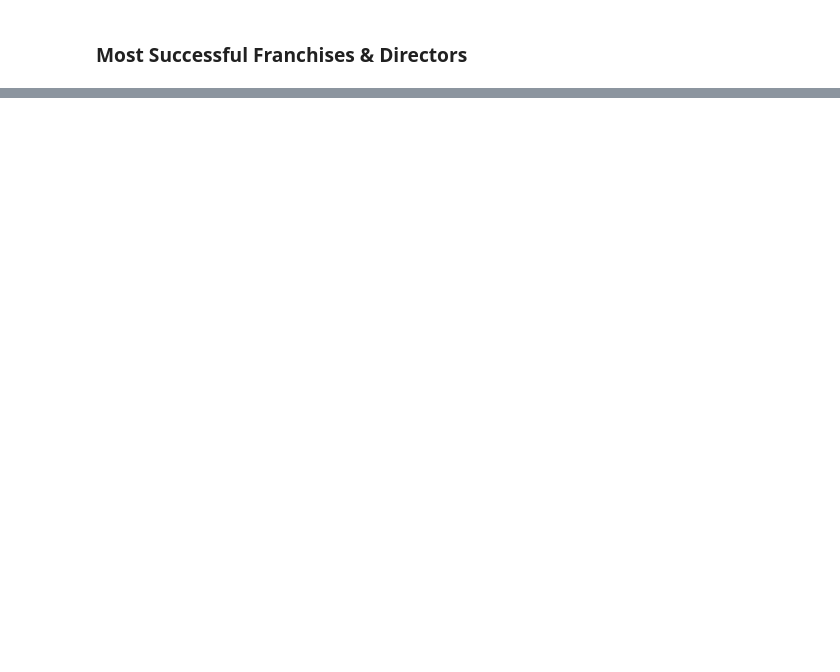
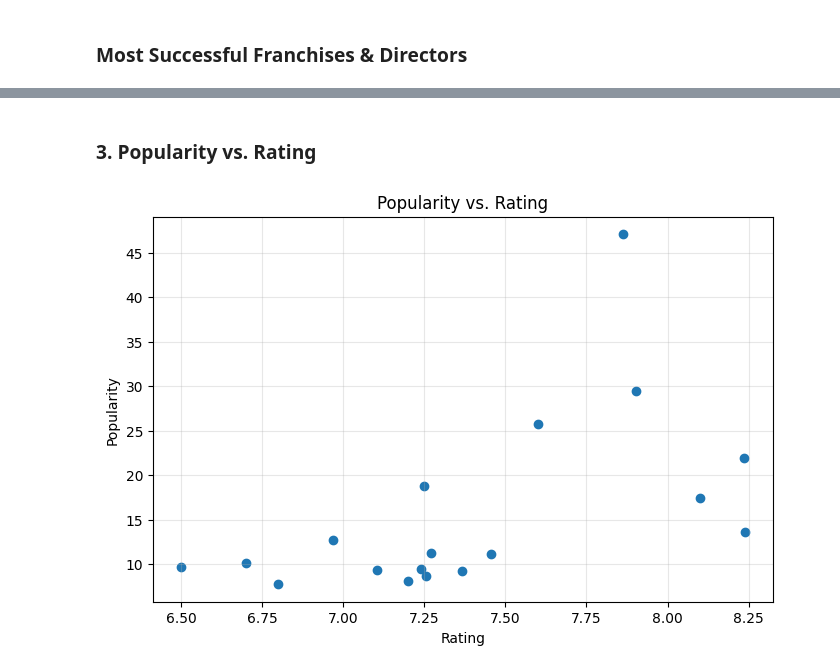
Before and after one commit to manaf-dev/tmdb-movie-data-analysis, a Jupyter notebook: notebooks/TMDB_Movie_Analysis.ipynb, the cells around one changed output, grey strips where cells are left out. Drawn from its saved outputs; the diff is of its cells as text; code cells hidden in the pictures; blank space fills up the shorter version.

```diff
--- a/notebooks/TMDB_Movie_Analysis.ipynb
+++ b/notebooks/TMDB_Movie_Analysis.ipynb
@@ -413,0 +455,14 @@ director_performance.sort_values(by=["Total Movies", "Total Revenue"], ascending
+# %% [markdown]
+### 3. Popularity vs. Rating
+# %%
+# Popularity vs Rating Scatter Plot
+plt.figure(figsize=(8, 5))
+scatter = plt.scatter(movies_df['vote_average'], movies_df['popularity'])
+
+plt.xlabel('Rating')
+plt.ylabel('Popularity')
+plt.title('Popularity vs. Rating',)
+plt.grid(True, alpha=0.3)
+plt.show()
+# %% [output]
+[figure, added]
```
Also changed, not shown: parts of 15 cells of this notebook.
